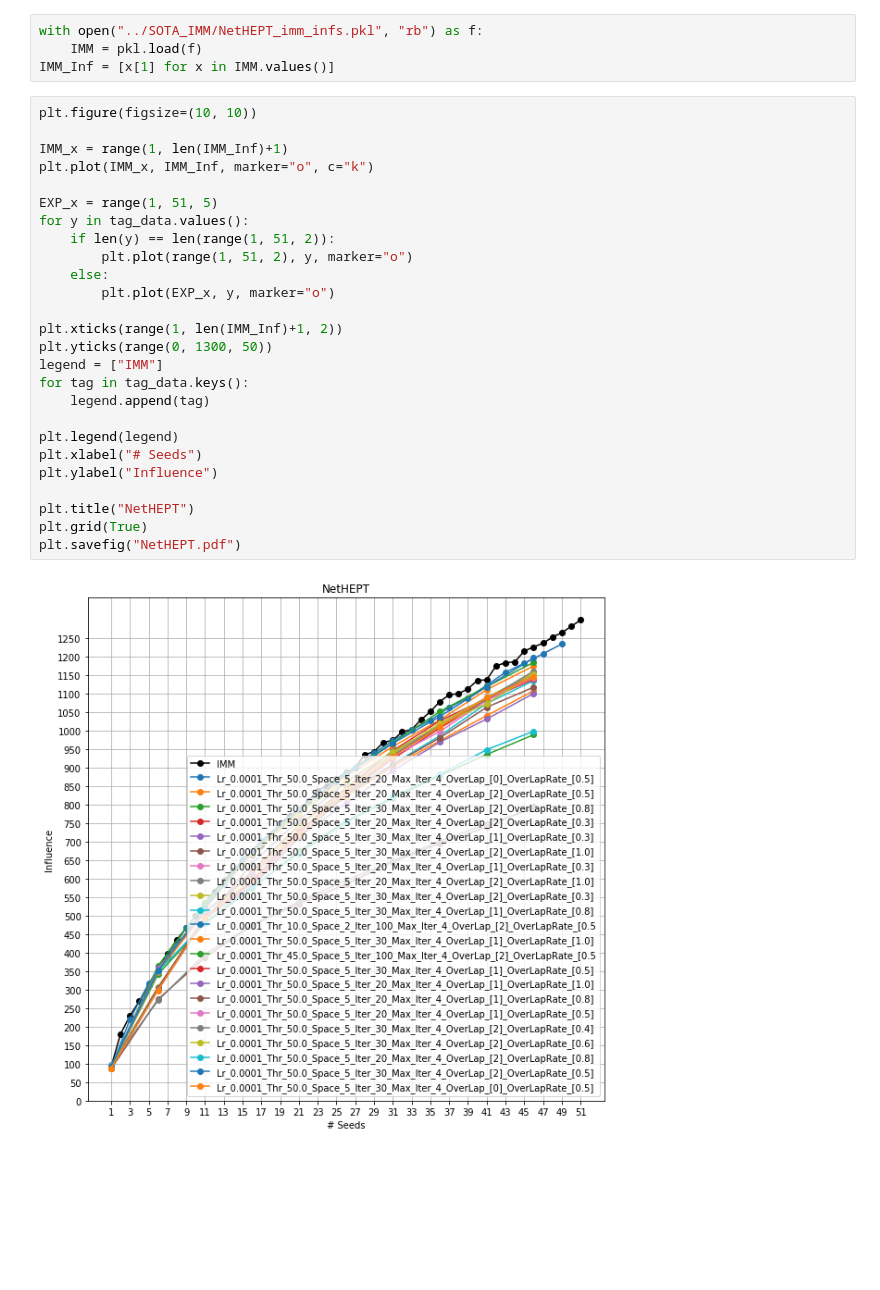
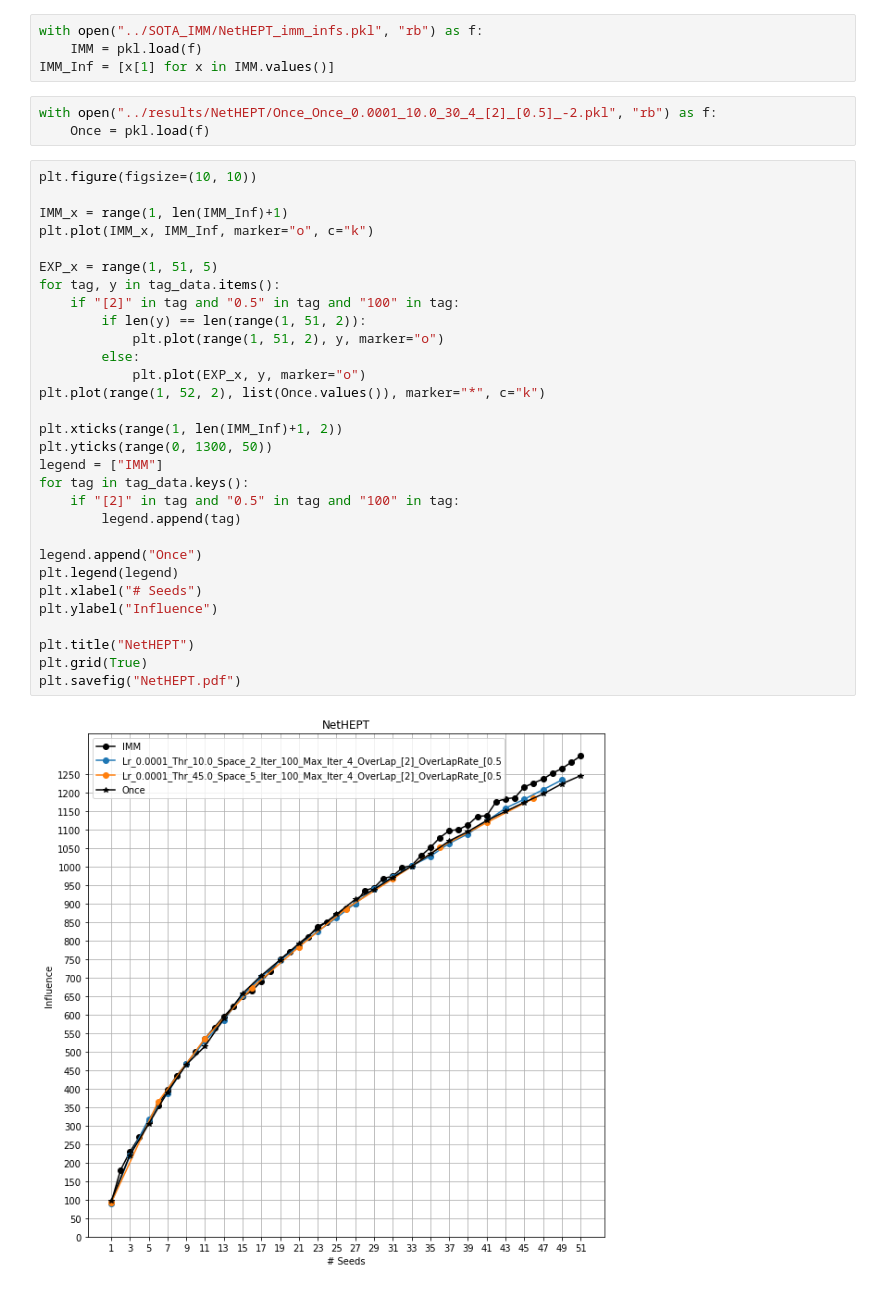
Before and after one commit to FeiGSSS/DMP, a Jupyter notebook: visualization/HEPT.ipynb, the cells around one changed output. Drawn from its saved outputs; the diff is of its cells as text; blank space fills up the shorter version.

```diff
--- a/visualization/HEPT.ipynb
+++ b/visualization/HEPT.ipynb
@@ -21,32 +21,39 @@ for file in Exp_Res:
 with open("../SOTA_IMM/NetHEPT_imm_infs.pkl", "rb") as f:
     IMM = pkl.load(f)
 IMM_Inf = [x[1] for x in IMM.values()]
+# %%
+with open("../results/NetHEPT/Once_Once_0.0001_10.0_30_4_[2]_[0.5]_-2.pkl", "rb") as f:
+    Once = pkl.load(f)
 # %%
 plt.figure(figsize=(10, 10))
 
 IMM_x = range(1, len(IMM_Inf)+1)
 plt.plot(IMM_x, IMM_Inf, marker="o", c="k")
 
 EXP_x = range(1, 51, 5)
-for y in tag_data.values():
-    if len(y) == len(range(1, 51, 2)):
-        plt.plot(range(1, 51, 2), y, marker="o")
-    else:
-        plt.plot(EXP_x, y, marker="o")
+for tag, y in tag_data.items():
+    if "[2]" in tag and "0.5" in tag and "100" in tag:
+        if len(y) == len(range(1, 51, 2)):
+            plt.plot(range(1, 51, 2), y, marker="o")
+        else:
+            plt.plot(EXP_x, y, marker="o")
+plt.plot(range(1, 52, 2), list(Once.values()), marker="*", c="k")
 
 plt.xticks(range(1, len(IMM_Inf)+1, 2))
 plt.yticks(range(0, 1300, 50))
 legend = ["IMM"]
 for tag in tag_data.keys():
-    legend.append(tag)
+    if "[2]" in tag and "0.5" in tag and "100" in tag:
+        legend.append(tag)
 
+legend.append("Once")
 plt.legend(legend)
 plt.xlabel("# Seeds")
 plt.ylabel("Influence")
 
 plt.title("NetHEPT")
 plt.grid(True)
 plt.savefig("NetHEPT.pdf")
 # %% [output]
-[figure, old version]
+[figure, new version]
 # %%
```
Also changed, not shown: parts of 1 cell of this notebook, 33 other files.
